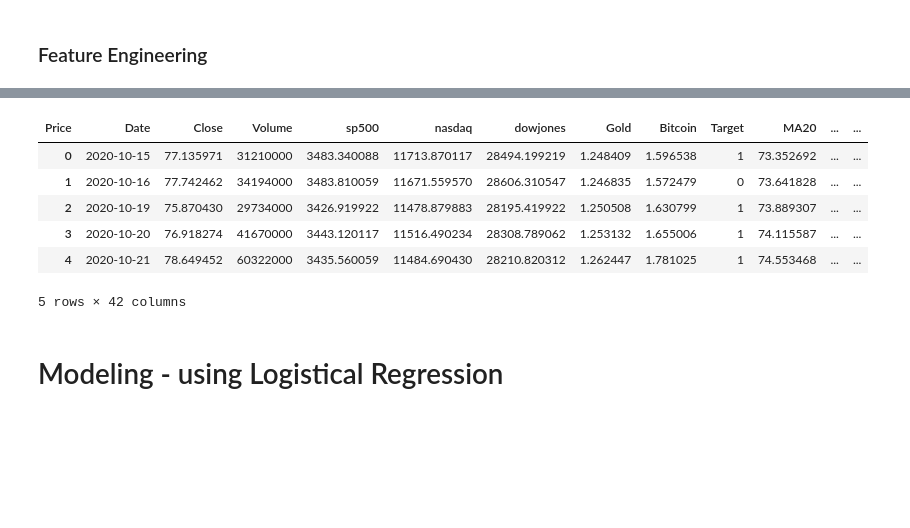
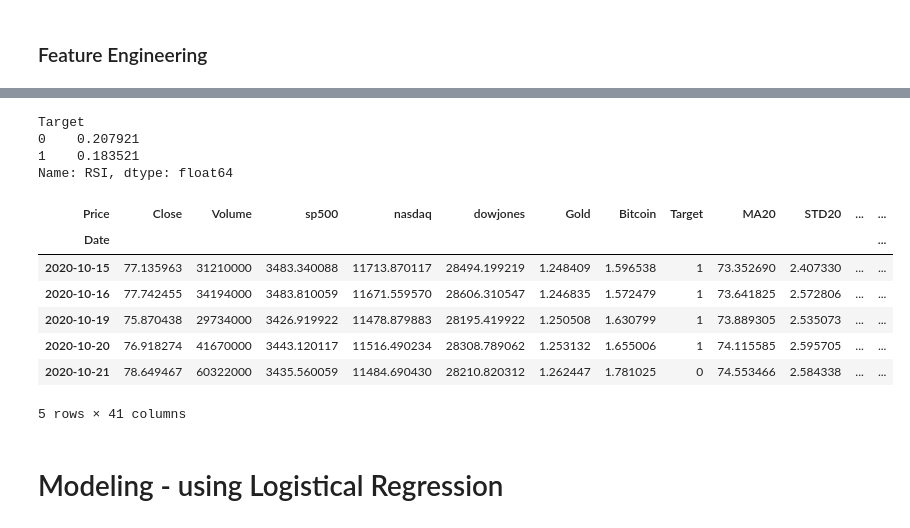
Before and after one commit to timeless81/Stock-Direction-Predictor-Final, a Jupyter notebook: Stocks.ipynb, the cells around one changed output, grey strips where cells are left out. Saved outputs shown, nothing was run; the diff lists cells and outputs as text; code cells hidden in the pictures; blank space fills up the shorter version.

```diff
--- a/Stocks.ipynb
+++ b/Stocks.ipynb
@@ -38,7 +42,7 @@ Note: you may need to restart the kernel to use updated packages.
 # Download the stock data from yfinance
 import yfinance as yf
 # Define the stock ticker and the date range
-tickers = ['GOOGL']
+tickers = ['AAPL']
 #tickers.append('GC=F')  # Gold futures
 #tickers.append('BTC-USD')  # Bitcoin in USD
 start_date = '2020-01-01'
@@ -156,12 +164,15 @@ def plot_bollinger_bands(stocks):
 # %% [markdown]
 ### Feature Engineering
 # %%
+print(stocks.index)
+
 # Add a feature for return %
-stocks['Return'] = stocks['Close'].pct_change()
+stocks['Return'] = stocks['Close'].pct_change()*100
+
 
 # Add momentum and rate of change features
 stocks['Momentum_5'] = stocks['Close'] - stocks['Close'].shift(5)
-stocks['ROC_5'] = stocks['Close'].pct_change(5)
+stocks['ROC_5'] = stocks['Close'].pct_change(5)*100
 
 # Add return lags
 def add_return_lags(df, lag_days=5):
@@ -196,7 +207,9 @@ stocks['VolumeSpike'] = np.where(stocks['Volume'] >
                                  (stocks['Volume'].rolling(window=20).mean() +
                                   2*stocks['Volume'].rolling(window=20).std()), 1, 0)
 
-#
+print(stocks.index)
+
+# Relative Strength Index (RSI)
 def RSI(df, period=14):
     delta = df['Close'].diff()
     gains = delta.where(delta > 0, 0)
@@ -239,0 +309,17 @@ stocks.head()
+# %%
+# More useful plot to understand the data
+stocks.dropna()
+stocks['RSI_bin'] = pd.cut(stocks['RSI'], bins=5, labels=False)
+#stocks.groupby('RSI_bin')['Target'].mean()
+stocks.head()
+
+# Plot the Stock Return distribution
+fig = px.histogram(stocks, x='Return', nbins=50, title='Distribution of AAPL Stock Returns', labels={'Return': 'Daily Return (%)'})
+fig.update_layout(width=1000, height=600)
+fig.show()
+
+# Target variable distribution
+fig = px.histogram(stocks, x='Target', title='Distribution of Target Variable (Stock Direction)', labels={'Target': 'Stock Direction (0=Down, 1=Up)'})
+fig.update_layout(width=1000, height=600)
+fig.show()
+stocks['Target'].value_counts(normalize=True)*100
@@ -240,26 +371,45 @@ stocks.head()
+# %%
+
+
+# Scatter plot of momentum indicators vs stock target
+#fig = px.scatter(stocks, x='RSI', y='Target', title='Momentum Indicator vs Stock Target', width=1000, height=600)
+#fig.show()
+
+#import seaborn as sns
+#sns.boxplot(x=stocks['Target'], y=stocks['RSI'])
+
+
+(stocks['RSI'] > 70).groupby(stocks['Target']).mean()
+#(stocks['RSI'] < 30).groupby(stocks['Target']).mean()
+# %% [output]
+Target
+0    0.207921
+1    0.183521
+Name: RSI, dtype: float64
 # %%
 # Drop rows with NaN values resulting from rolling calculations
 stocks.dropna(inplace=True)
 
 def drop_columns_and_reset_index(df, columns_to_drop):
     df.drop(columns=columns_to_drop, inplace=True)
     df.reset_index(inplace=True)
     return df
 # Remove the date column as it won't be used for modeling
-stocks.reset_index(inplace=True)
+#stocks.reset_index(inplace=True)
 # Remove the features that won't be used for modeling
 #stocks = drop_columns_and_reset_index(stocks, ['Date', 'EMA12', 'EMA26', 'STD20', 'SignalLine'])
 #stocks.drop(columns=['price'], inplace=True)
 
 stocks.head()
 # %% [output]
-| Price | Date | Close | Volume | sp500 | nasdaq | dowjones | Gold | Bitcoin | Target | MA20 | ... | ... |
-| 0 | 2020-10-15 | 77.135971 | 31210000 | 3483.340088 | 11713.870117 | 28494.199219 | 1.248409 | 1.596538 | 1 | 73.352692 | ... | ... |
-| 1 | 2020-10-16 | 77.742462 | 34194000 | 3483.810059 | 11671.559570 | 28606.310547 | 1.246835 | 1.572479 | 0 | 73.641828 | ... | ... |
-| 2 | 2020-10-19 | 75.870430 | 29734000 | 3426.919922 | 11478.879883 | 28195.419922 | 1.250508 | 1.630799 | 1 | 73.889307 | ... | ... |
-| 3 | 2020-10-20 | 76.918274 | 41670000 | 3443.120117 | 11516.490234 | 28308.789062 | 1.253132 | 1.655006 | 1 | 74.115587 | ... | ... |
-| 4 | 2020-10-21 | 78.649452 | 60322000 | 3435.560059 | 11484.690430 | 28210.820312 | 1.262447 | 1.781025 | 1 | 74.553468 | ... | ... |
+| Price | Close | Volume | sp500 | nasdaq | dowjones | Gold | Bitcoin | Target | MA20 | STD20 | ... | ... |
+| Date |  |  |  |  |  |  |  |  |  |  |  | ... |
+| 2020-10-15 | 77.135963 | 31210000 | 3483.340088 | 11713.870117 | 28494.199219 | 1.248409 | 1.596538 | 1 | 73.352690 | 2.407330 | ... | ... |
+| 2020-10-16 | 77.742455 | 34194000 | 3483.810059 | 11671.559570 | 28606.310547 | 1.246835 | 1.572479 | 1 | 73.641825 | 2.572806 | ... | ... |
+| 2020-10-19 | 75.870438 | 29734000 | 3426.919922 | 11478.879883 | 28195.419922 | 1.250508 | 1.630799 | 1 | 73.889305 | 2.535073 | ... | ... |
+| 2020-10-20 | 76.918274 | 41670000 | 3443.120117 | 11516.490234 | 28308.789062 | 1.253132 | 1.655006 | 1 | 74.115585 | 2.595705 | ... | ... |
+| 2020-10-21 | 78.649467 | 60322000 | 3435.560059 | 11484.690430 | 28210.820312 | 1.262447 | 1.781025 | 0 | 74.553466 | 2.584338 | ... | ... |
-5 rows × 42 columns
+5 rows × 41 columns
 # %% [markdown]
 # Modeling - using Logistical Regression
 # %%
```
Also changed, not shown: parts of 14 cells of this notebook, 4 other files.
